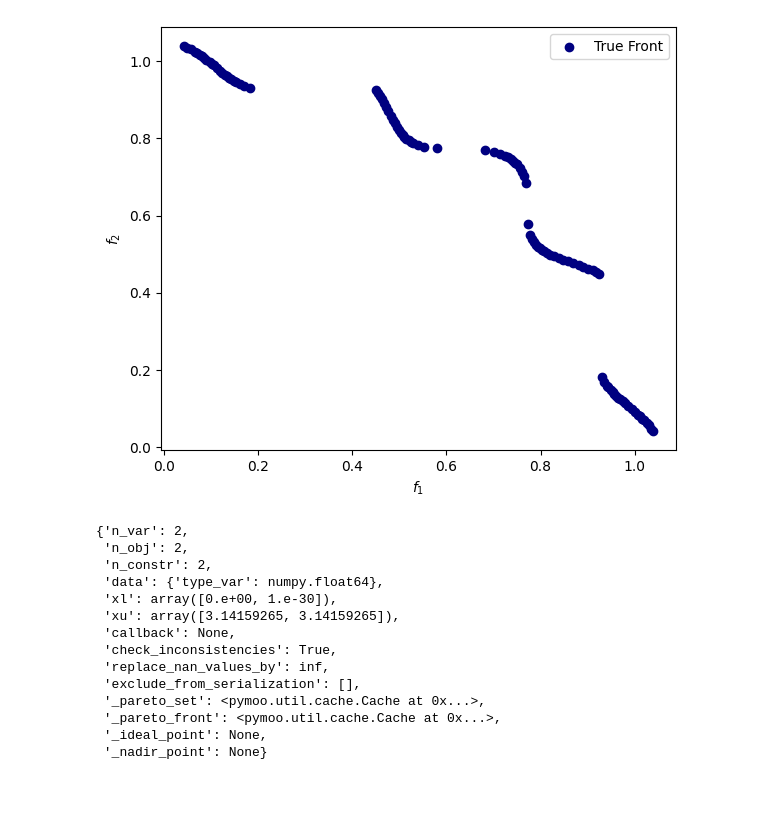
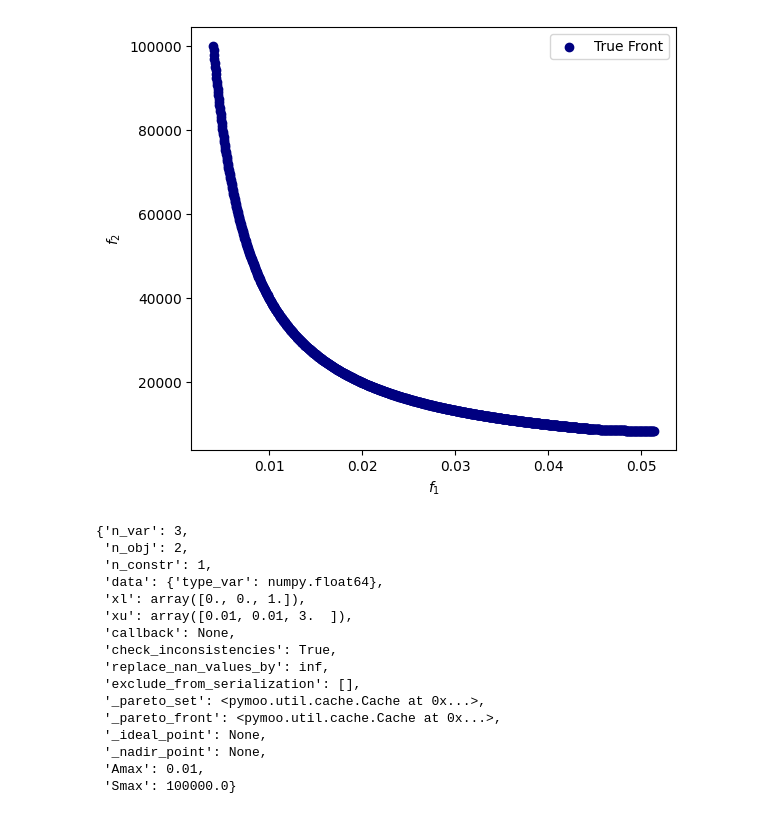
Before and after one commit to mooscaliaproject/pymoode, a Jupyter notebook: notebooks/EXAMPLE_MULTI.ipynb, the cells around one changed output. Saved outputs shown, nothing was run; the diff lists cells and outputs as text; code cells hidden in the pictures.

```diff
--- a/notebooks/EXAMPLE_MULTI.ipynb
+++ b/notebooks/EXAMPLE_MULTI.ipynb
@@ -10,27 +10,27 @@ from pymoode.survivors import RankSurvival
 # %%
 from pymoo.factory import get_problem
 
-problem = get_problem("tnk")
+problem = get_problem("truss2d")
 pf = problem.pareto_front()
 
 fig, ax = plt.subplots(figsize=[6, 5], dpi=100)
 ax.scatter(pf[:, 0], pf[:, 1], color="navy", label="True Front")
 ax.set_ylabel("$f_2$")
 ax.set_xlabel("$f_1$")
 ax.legend()
 fig.tight_layout()
 plt.show()
 # %% [output]
-[figure, old version]
+[figure, new version]
 # %%
 problem.__dict__
 # %% [output]
-{'n_var': 2,
+{'n_var': 3,
  'n_obj': 2,
- 'n_constr': 2,
+ 'n_constr': 1,
  'data': {'type_var': numpy.float64},
- 'xl': array([0.e+00, 1.e-30]),
- 'xu': array([3.14159265, 3.14159265]),
+ 'xl': array([0., 0., 1.]),
+ 'xu': array([0.01, 0.01, 3.  ]),
  'callback': None,
  'check_inconsistencies': True,
  'replace_nan_values_by': inf,
@@ -38,6 +38,8 @@ problem.__dict__
  '_pareto_set': <pymoo.util.cache.Cache at 0x...>,
  '_pareto_front': <pymoo.util.cache.Cache at 0x...>,
  '_ideal_point': None,
- '_nadir_point': None}
+ '_nadir_point': None,
+ 'Amax': 0.01,
+ 'Smax': 100000.0}
 # %%
 NGEN = 250
```
Also changed, not shown: parts of 13 cells of this notebook, 54 other files.
